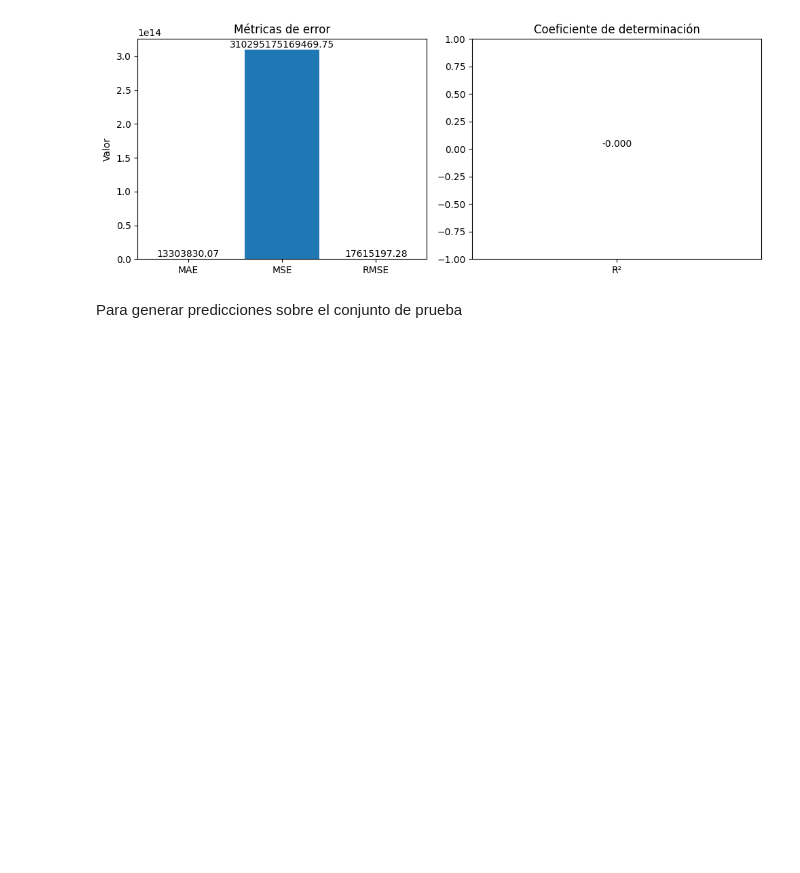
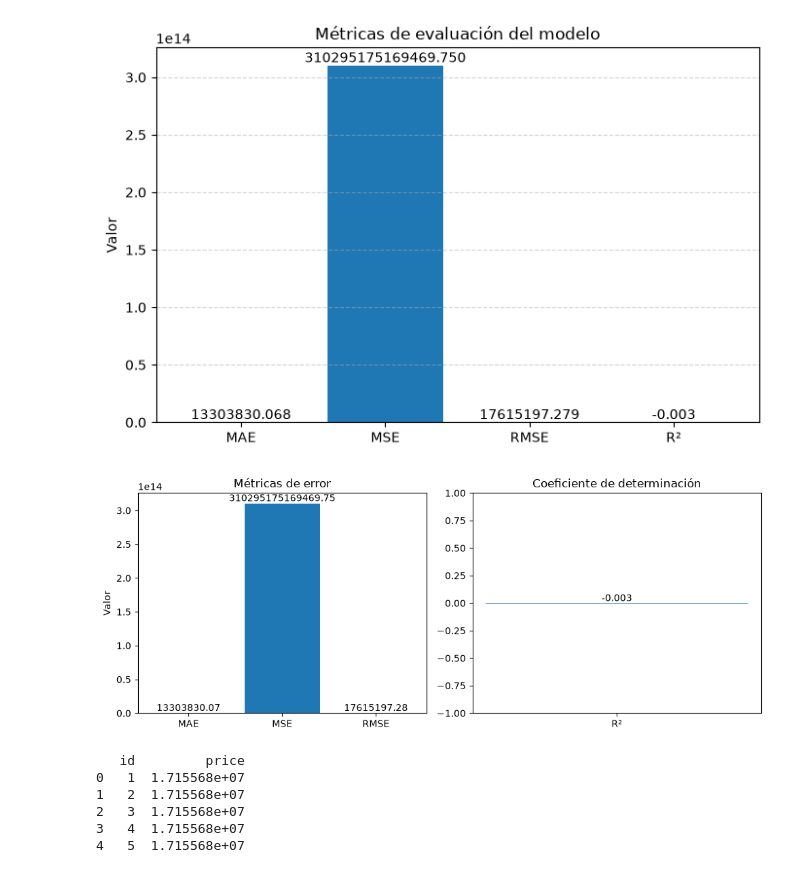
Before and after one commit to levifvy/machine_learning_course_cifo_2026, a Jupyter notebook: personal_training/house_pricing_kaggle/house_pricing_kaggle_levi.ipynb, the cells around one changed output. Drawn from its saved outputs; the diff is of its cells as text; code cells hidden in the pictures; blank space fills up the shorter version.

```diff
--- a/personal_training/house_pricing_kaggle/house_pricing_kaggle_levi.ipynb
+++ b/personal_training/house_pricing_kaggle/house_pricing_kaggle_levi.ipynb
@@ -118,28 +1,93 @@ plt.show()
 # %%
+import pandas as pd
+import numpy as np
+import matplotlib.pyplot as plt
+import os
+
+from sklearn.dummy import DummyRegressor
+from sklearn.model_selection import train_test_split
+from sklearn.metrics import mean_absolute_error, mean_squared_error, r2_score
+
+
+df = pd.read_csv("data/train (1).csv")
+X = df.drop(columns=['price'])
+y = df['price']
+X = pd.get_dummies(X, drop_first=True)
+
+X_train,X_val,y_train,y_val = train_test_split(
+    X,y, test_size=0.2, random_state=42
+)
+
+dummy = DummyRegressor(strategy='mean')
+dummy.fit(X_train,y_train)
+y_predict = dummy.predict(X_val)
+mae = mean_absolute_error(y_val, y_predict)
+mse = mean_squared_error(y_val,y_predict)
+rmse = mse**0.5
+r2_scoring = r2_score(y_val,y_predict)
+
+# Métricas
+metricas = ['MAE', 'MSE', 'RMSE', 'R²']
+valores = [mae, mse, rmse, r2_scoring]
+
+# Crear figura
+plt.figure(figsize=(8,5))
+plt.bar(metricas, valores)
+
+# Añadir etiquetas con los valores
+for i, v in enumerate(valores):
+    plt.text(i, v, f'{v:.3f}', ha='center', va='bottom')
+
+plt.title('Métricas de evaluación del modelo')
+plt.ylabel('Valor')
+plt.grid(axis='y', linestyle='--', alpha=0.5)
+
+plt.show()
+
 fig, ax = plt.subplots(1, 2, figsize=(10,4))
 
 # Errores
 errores = ['MAE', 'MSE', 'RMSE']
 valores_error = [mae, mse, rmse]
 
 ax[0].bar(errores, valores_error)
 ax[0].set_title('Métricas de error')
 ax[0].set_ylabel('Valor')
 
 for i, v in enumerate(valores_error):
     ax[0].text(i, v, f'{v:.2f}', ha='center', va='bottom')
 
 # R²
 ax[1].bar(['R²'], [r2_scoring])
 ax[1].set_ylim(min(-1, r2_scoring-0.1), 1)
 ax[1].set_title('Coeficiente de determinación')
 
 ax[1].text(0, r2_scoring, f'{r2_scoring:.3f}',
            ha='center', va='bottom')
 
 plt.tight_layout()
 plt.show()
+
+#Para generar predicciones sobre el conjunto de prueba
+test = pd.read_csv('data/test (1).csv')
+X_test = pd.get_dummies(test, drop_first=True)
+X_test = X_test.reindex(columns=X.columns, fill_value=0)
+predictions = dummy.predict(X_test)
+
+submission = pd.DataFrame({
+    'id': test['id'],
+    'price': predictions
+    })
+
+submission.to_csv('submission_dummy_levi.csv', index=False)
+
+print(submission.head())
 # %% [output]
-[figure, old version]
+[figure, new version]
+[figure, added]
+   id         price
+0   1  1.715568e+07
+1   2  1.715568e+07
+2   3  1.715568e+07
+3   4  1.715568e+07
+4   5  1.715568e+07
-# %% [markdown]
-Para generar predicciones sobre el conjunto de prueba
```
Also changed, not shown: parts of 25 cells of this notebook, 6 other files.
